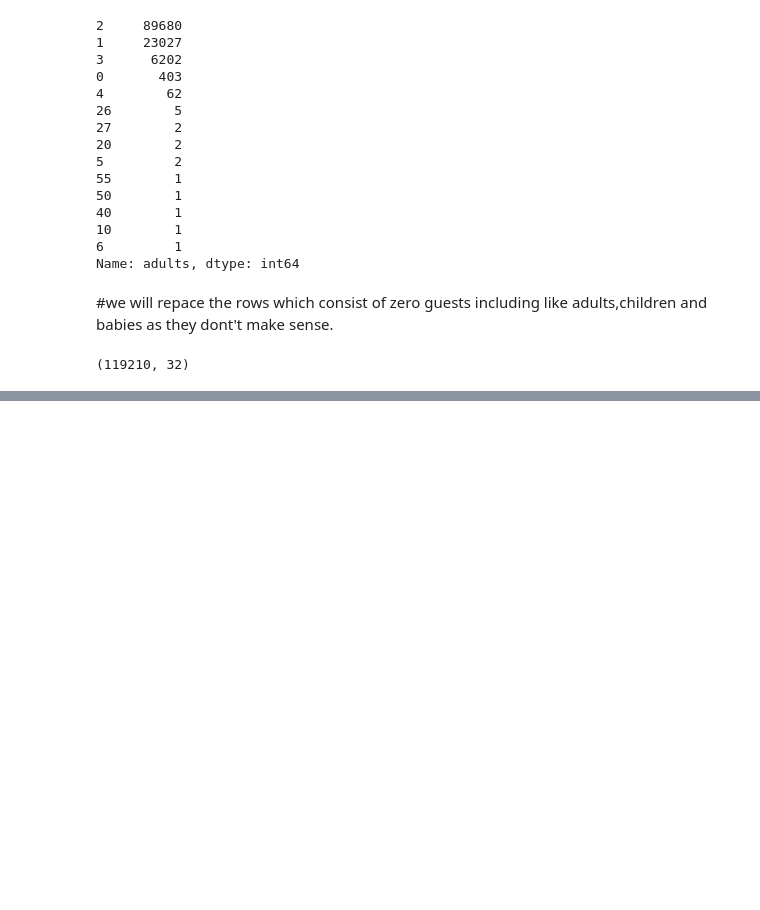
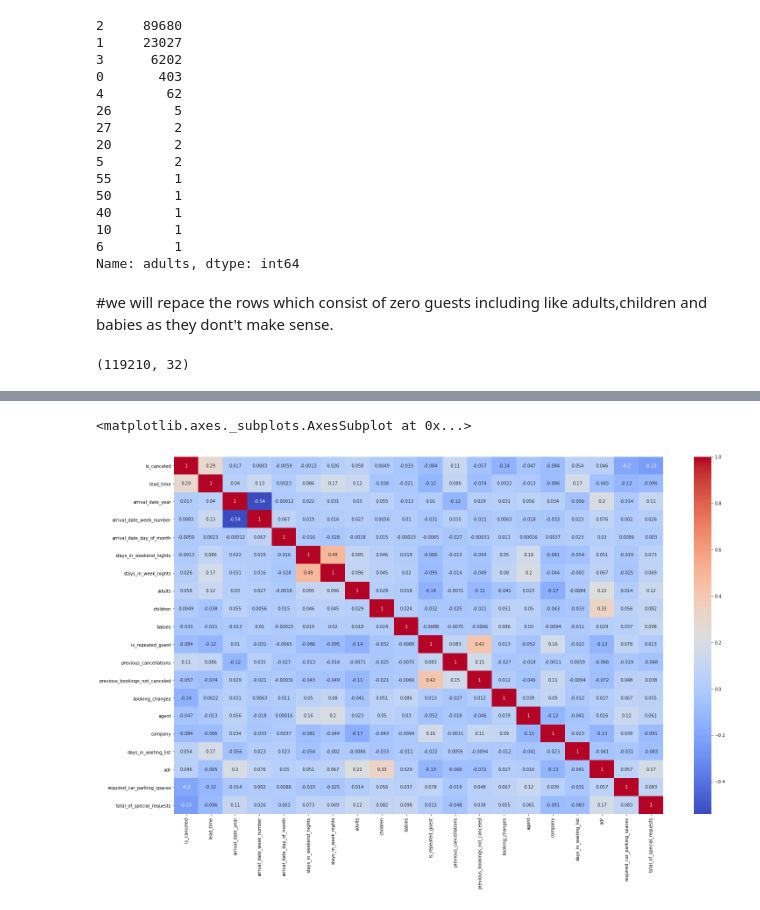
Before and after one commit to vickypandey07/Hotel-booking-analysis, a Jupyter notebook: Hotel_Booking_Analysis_Vikram_Pandey_Capstone_project_1.ipynb, the cells around one changed output, grey strips where cells are left out. Saved outputs shown, nothing was run; the diff lists cells and outputs as text; code cells hidden in the pictures; blank space fills up the shorter version.

```diff
--- a/Hotel_Booking_Analysis_Vikram_Pandey_Capstone_project_1.ipynb
+++ b/Hotel_Booking_Analysis_Vikram_Pandey_Capstone_project_1.ipynb
@@ -306,0 +322,8 @@ df_new.shape
+# %%
+# Now Making Correlation heatmap
+
+plt.figure(figsize=(25,15))
+sns.heatmap(df_new.corr(), cmap="coolwarm", annot=True)
+# %% [output]
+<matplotlib.axes._subplots.AxesSubplot at 0x...>
+[figure, added]
```
Also changed, not shown: parts of 20 cells of this notebook.
